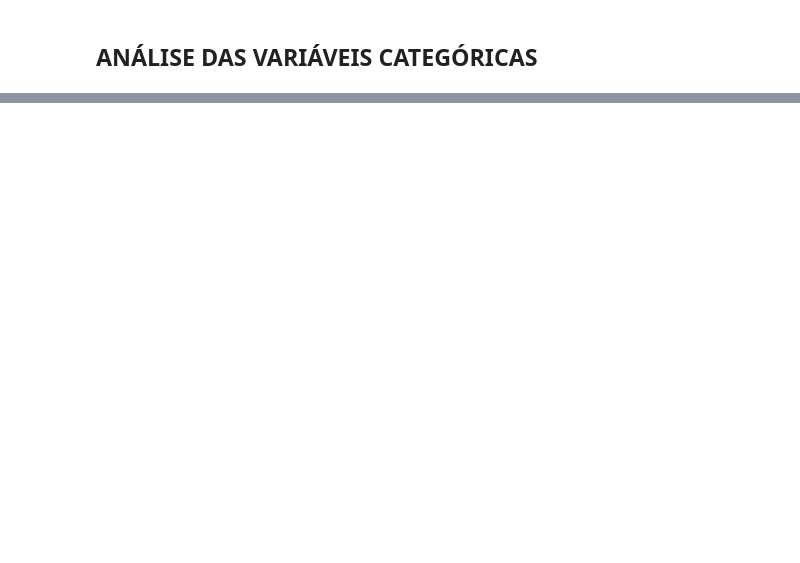
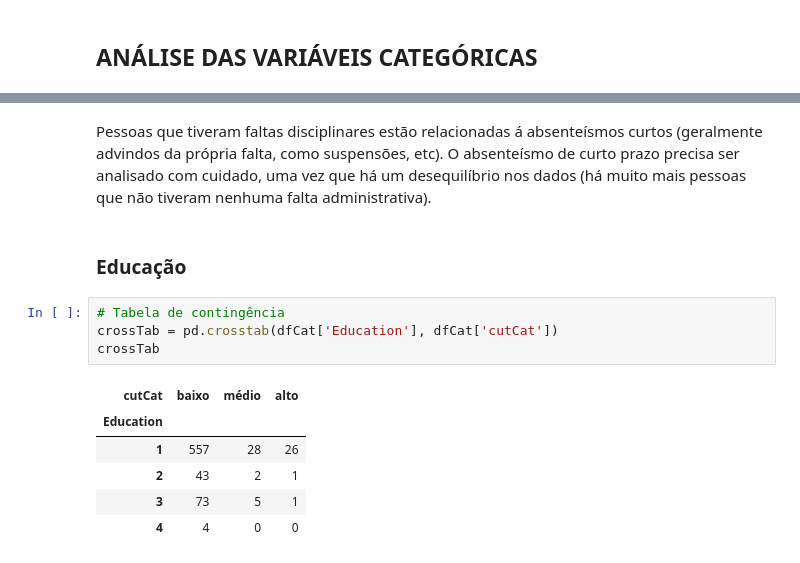
Before and after one commit to qymera0/per_dncPython, a Jupyter notebook: dinamica/dinamica02.ipynb, the cells around one changed output, grey strips where cells are left out. Cells and saved outputs as stored; diff of their text form; blank space fills up the shorter version.

```diff
--- a/dinamica/dinamica02.ipynb
+++ b/dinamica/dinamica02.ipynb
@@ -372,0 +514,15 @@ Comentários...
+# %% [markdown]
+Pessoas que tiveram faltas disciplinares estão relacionadas á absenteísmos curtos (geralmente advindos da própria falta, como suspensões, etc). O absenteísmo de curto prazo precisa ser analisado com cuidado, uma vez que há um desequilíbrio nos dados (há muito mais pessoas que não tiveram nenhuma falta administrativa).
+# %% [markdown]
+### Educação
+# %%
+# Tabela de contingência
+crossTab = pd.crosstab(dfCat['Education'], dfCat['cutCat'])
+crossTab
+# %% [output]
+| cutCat | baixo | médio | alto |
+| Education |  |  |  |
+| 1 | 557 | 28 | 26 |
+| 2 | 43 | 2 | 1 |
+| 3 | 73 | 5 | 1 |
+| 4 | 4 | 0 | 0 |
```
Also changed, not shown: parts of 34 cells of this notebook.
